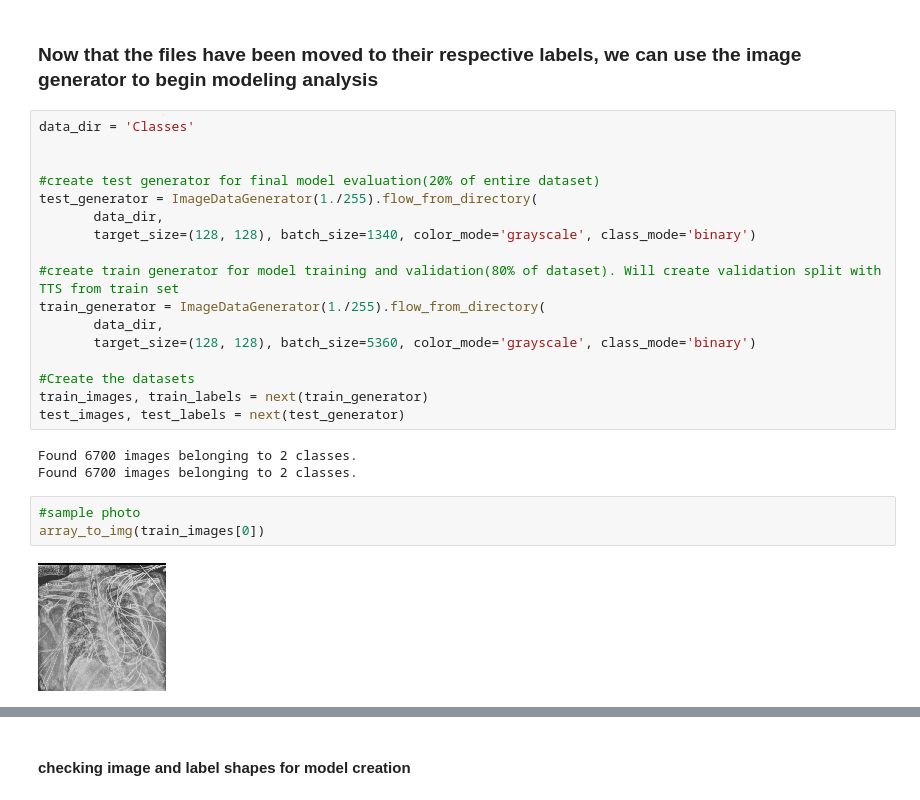
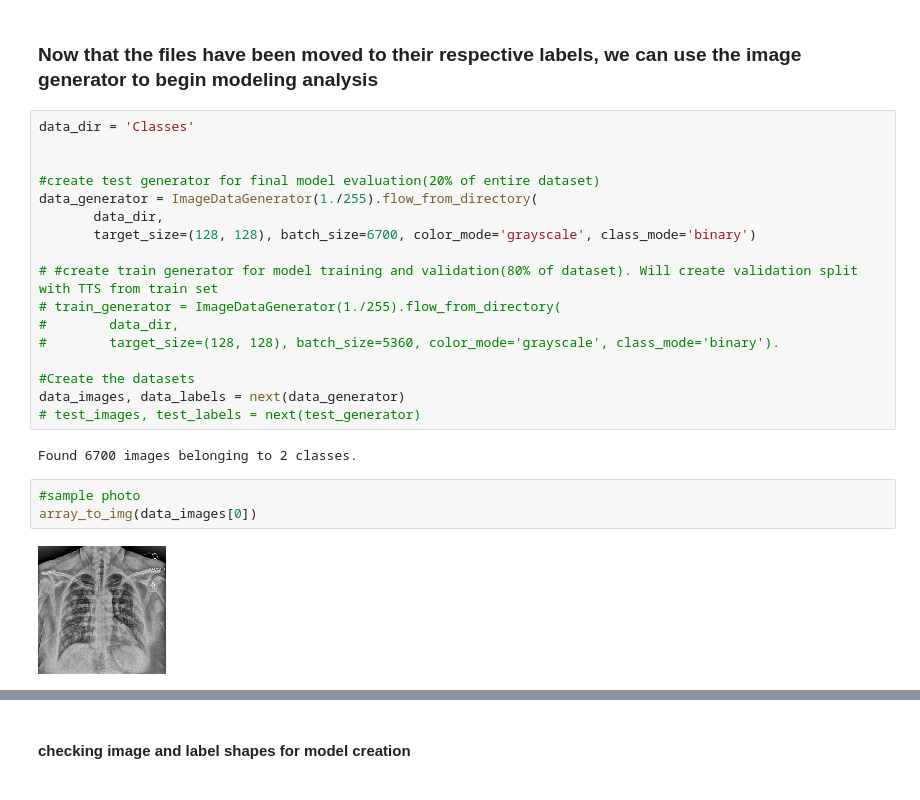
Before and after one commit to AMcqueen1980/COVID19_MortalityPred, a Jupyter notebook: COVID19_xray_imganalysis.ipynb, the cells around one changed output, grey strips where cells are left out. Cells and saved outputs as stored; diff of their text form.

```diff
--- a/COVID19_xray_imganalysis.ipynb
+++ b/COVID19_xray_imganalysis.ipynb
@@ -25,25 +25,24 @@ data_dir = 'Classes'
 
 
 #create test generator for final model evaluation(20% of entire dataset)
-test_generator = ImageDataGenerator(1./255).flow_from_directory(
+data_generator = ImageDataGenerator(1./255).flow_from_directory(
        data_dir,
-       target_size=(128, 128), batch_size=1340, color_mode='grayscale', class_mode='binary')
+       target_size=(128, 128), batch_size=6700, color_mode='grayscale', class_mode='binary')
 
-#create train generator for model training and validation(80% of dataset). Will create validation split with TTS from train set
-train_generator = ImageDataGenerator(1./255).flow_from_directory(
-       data_dir,
-       target_size=(128, 128), batch_size=5360, color_mode='grayscale', class_mode='binary')
+# #create train generator for model training and validation(80% of dataset). Will create validation split with TTS from train set
+# train_generator = ImageDataGenerator(1./255).flow_from_directory(
+#        data_dir,
+#        target_size=(128, 128), batch_size=5360, color_mode='grayscale', class_mode='binary').
 
 #Create the datasets
-train_images, train_labels = next(train_generator)
-test_images, test_labels = next(test_generator)
+data_images, data_labels = next(data_generator)
+# test_images, test_labels = next(test_generator)
 # %% [output]
 Found 6700 images belonging to 2 classes.
-Found 6700 images belonging to 2 classes.
 # %%
 #sample photo
-array_to_img(train_images[0])
+array_to_img(data_images[0])
 # %% [output]
-[figure, old version]
+[figure, new version]
 # %%
 #labels
```
Also changed, not shown: parts of 48 cells of this notebook.
